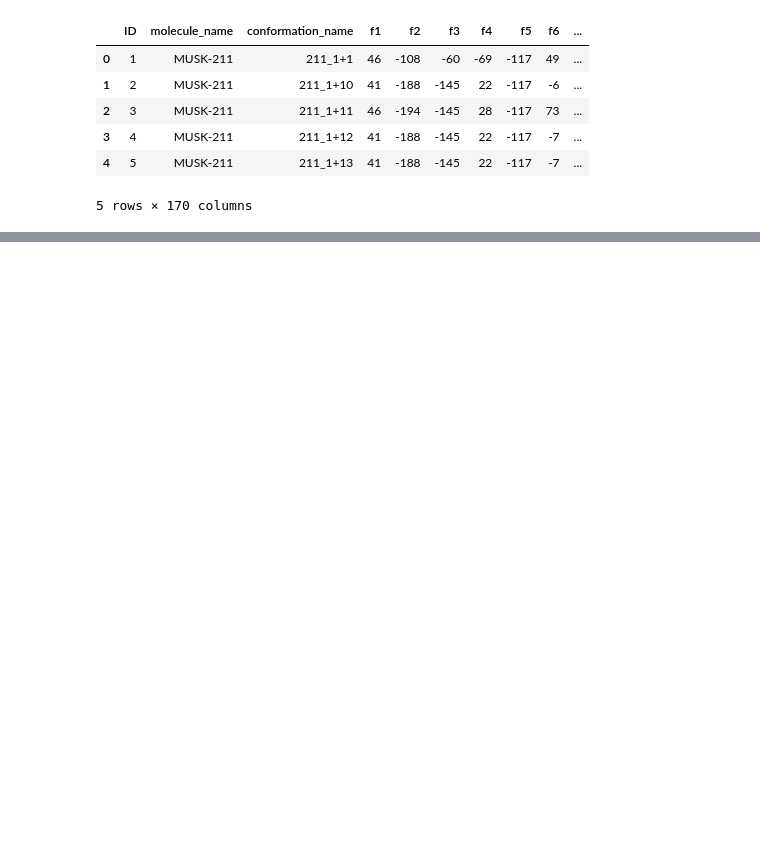
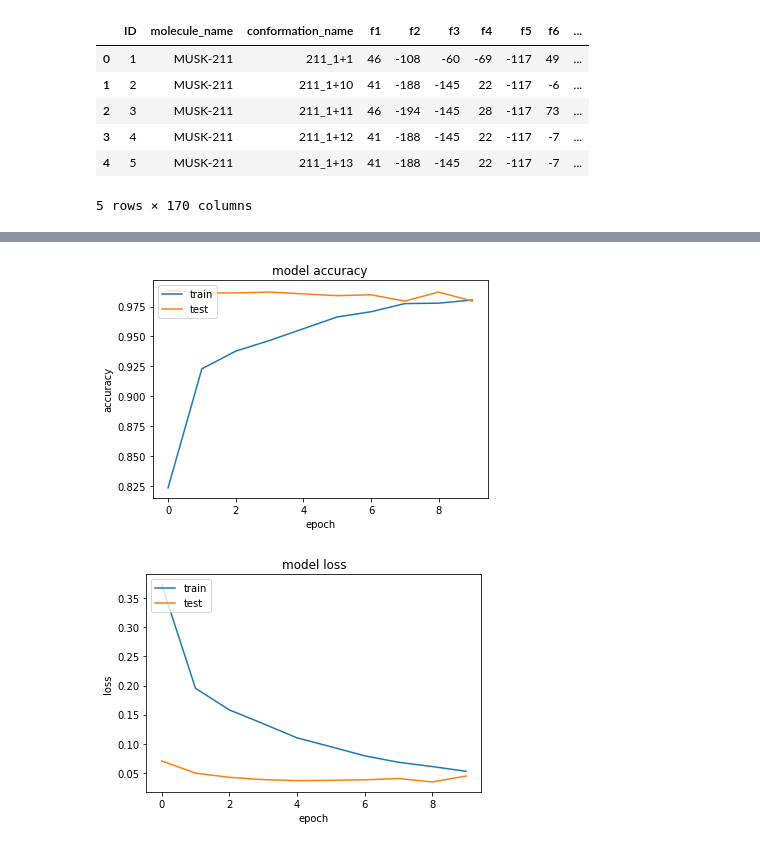
Before and after one commit to skhiearth/ANN-Classification-on-Organic-Compounds, a Jupyter notebook: ANN_Classification.ipynb, the cells around one changed output, grey strips where cells are left out. Cells and saved outputs as stored; diff of their text form; code cells hidden in the pictures; blank space fills up the shorter version.

```diff
--- a/ANN_Classification.ipynb
+++ b/ANN_Classification.ipynb
@@ -80,0 +26,17 @@ plt.show()
+# %%
+# Importing Keras and TensorFlow
+import tensorflow as tf
+
+# Initialising the ANN
+model = tf.keras.models.Sequential([
+    tf.keras.layers.Dense(20, input_shape=(166,),
+                          kernel_initializer = 'uniform',
+                          activation=tf.nn.tanh),
+    tf.keras.layers.Dense(2, activation=tf.nn.sigmoid)
+])
+
+# Compiling the ANN
+model.compile(optimizer='adam', loss='sparse_categorical_crossentropy', metrics=['accuracy'])
+
+# Fitting the ANN to the Training set
+history = model.fit(X, y, validation_split = 0.2, epochs = 10)
@@ -80,0 +61,22 @@ plt.show()
+# %%
+import matplotlib.pyplot as plt
+# Model Accuracy Visualisation
+plt.plot(history.history['accuracy'])
+plt.plot(history.history['val_accuracy'])
+plt.title('model accuracy')
+plt.ylabel('accuracy')
+plt.xlabel('epoch')
+plt.legend(['train', 'test'], loc='upper left')
+plt.show()
+
+# Model Loss Visualisation
+plt.plot(history.history['loss'])
+plt.plot(history.history['val_loss'])
+plt.title('model loss')
+plt.ylabel('loss')
+plt.xlabel('epoch')
+plt.legend(['train', 'test'], loc='upper left')
+plt.show()
+# %% [output]
+[figure, added]
+[figure, added]
```
Also changed, not shown: parts of 4 cells of this notebook, 2 other files.
